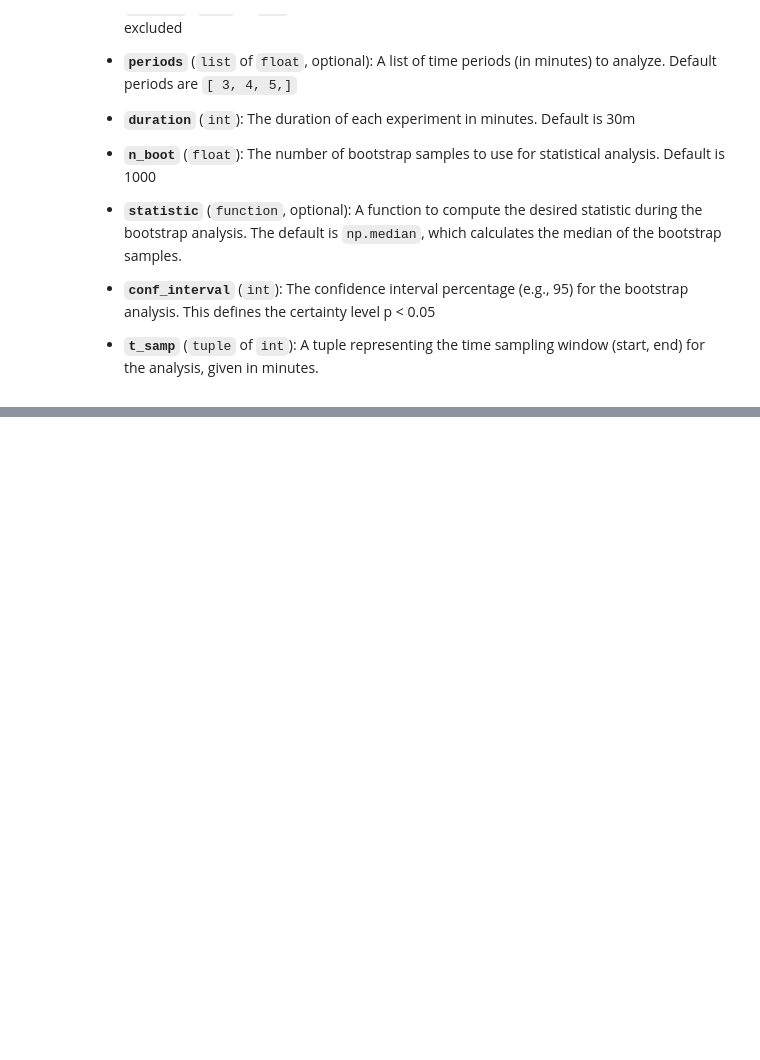
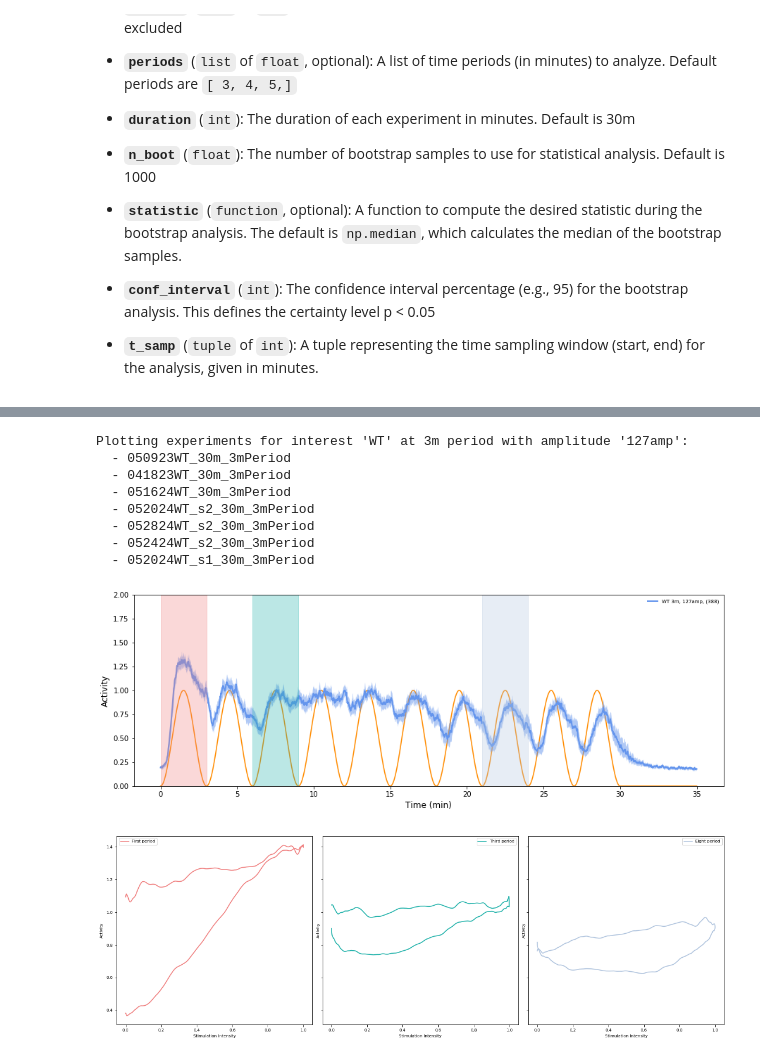
Before and after one commit to lswyss/temporalBeh, a Jupyter notebook: scripts/sinWave_compile.ipynb, the cells around one changed output, grey strips where cells are left out. Cells and saved outputs as stored; diff of their text form; code cells hidden in the pictures; blank space fills up the shorter version.

```diff
--- a/scripts/sinWave_compile.ipynb
+++ b/scripts/sinWave_compile.ipynb
@@ -75,0 +96,28 @@ fig.savefig('plots/2023.06_SinWaves/SinWaves_Chatfrequencies_2.7to3.7.svg')
+# %%
+import pickle
+import matplotlib.pyplot as plt
+from analysis_functions.results_sin_compile import *
+%matplotlib inline
+
+result = pickle.load(open('data/LDS_response_sinFunc.pickle', 'rb'))
+
+periods = [3]
+interest = ['WT']
+duration = '30m'
+amplitudes = []
+exclude = ['051724WT_s1_30m_3mPeriod','081123WT_30m_3mPeriod','081823WT_30m_3mPeriod',
+           '051724WT_s3_30m_3mPeriod','051724WT_s2_30m_3mPeriod','052623WT_30m_4mPeriod',]
+
+fig_main, ax_main, fig_periods, ax_periods = response_sin_with_extracted_periods(interest, exclude, periods=periods, duration=duration, n_boot=1000, statistic=np.median, conf_interval=95, t_samp=(0, 35), amplitudes=amplitudes)
+plt.show()
+# %% [output]
+Plotting experiments for interest 'WT' at 3m period with amplitude '127amp':
+  - 050923WT_30m_3mPeriod
+  - 041823WT_30m_3mPeriod
+  - 051624WT_30m_3mPeriod
+  - 052024WT_s2_30m_3mPeriod
+  - 052824WT_s2_30m_3mPeriod
+  - 052424WT_s2_30m_3mPeriod
+  - 052024WT_s1_30m_3mPeriod
+[figure, added]
+[figure, added]
```
Also changed, not shown: parts of 9 cells of this notebook, 45 other files.
